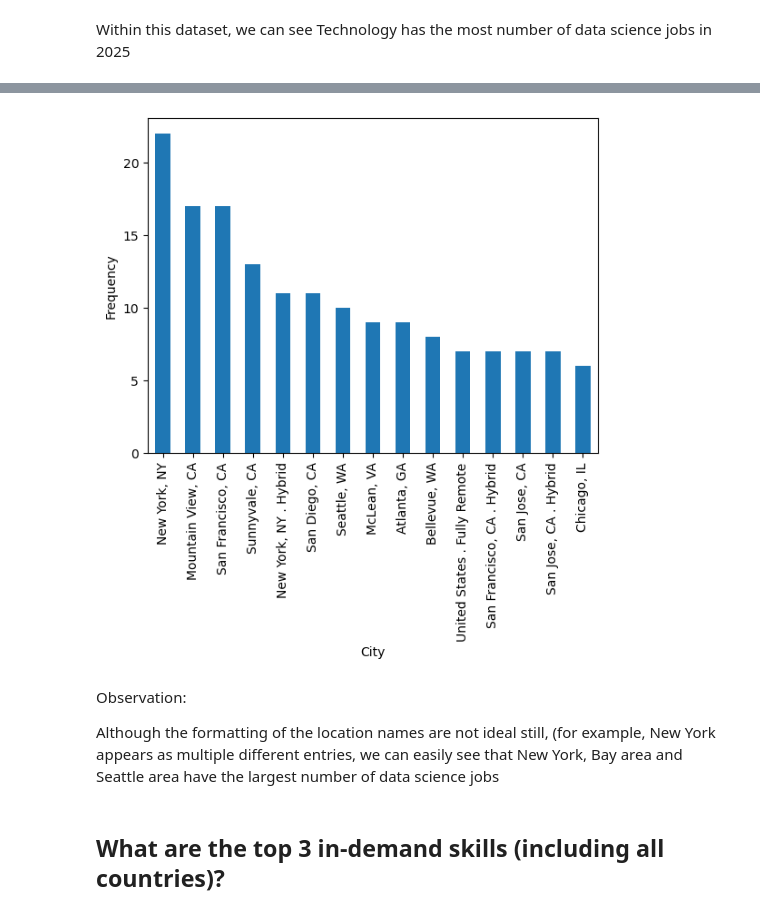
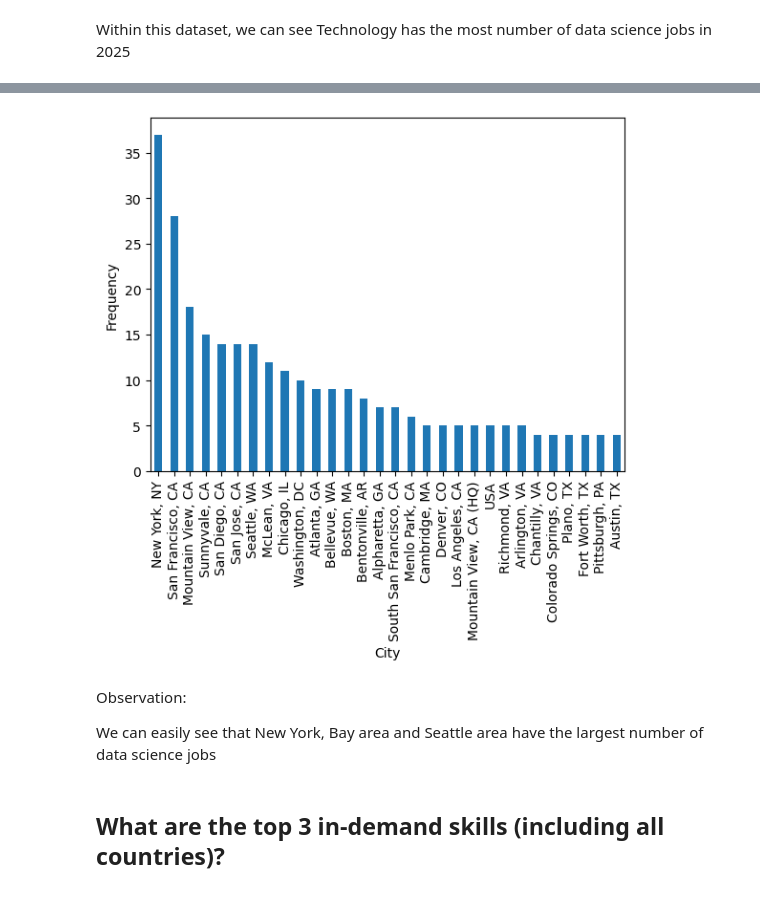
Before and after one commit to AnniXiong/CareerDevelopPrj, a Jupyter notebook: JobMarketAnalysis2025.ipynb, the cells around one changed output, grey strips where cells are left out. Saved outputs shown, nothing was run; the diff lists cells and outputs as text; code cells hidden in the pictures.

Commit message:
more cleaning on the location col

```diff
--- a/JobMarketAnalysis2025.ipynb
+++ b/JobMarketAnalysis2025.ipynb
@@ -81,17 +109,12 @@ interested in. Also note that although dataset mainly include US jobs, a fair nu
 # %%
-# doesn't contain, df[~df['column'].str.contains('apple', case=False, na=False)]
-# case=False: makes the search case-insensitive.
-# na=False: treats NaN as False (so those rows aren’t dropped).
-# on site jobs in the united states
-# indiajobcity = jobdata[jobdata["location"].str.contains('India', case=False, na=False)]
+# to extract the jobs in the US and remove the rows with no city information
+toremove = ['India', 'United Kingdom', 'Singapore', 'Spain', 'Ireland',
+                 'Canada', 'Fully Remote','Austria','Australia', 'Estonia']
+toremove_pattern = '|'.join(international)
 
-international = ['India', 'United Kingdom', 'Singapore', 'Spain', 'Ireland', 'Canada']
-international_pattern = '|'.join(international)
-
-usjobcity = jobdata[ (jobdata["location"] != "Fully Remote")
-        & (jobdata["location"] != "United States")
+usjobcity = jobdata[(jobdata["location"] != "United States")
         & (jobdata["location"] != "On-site")
         & (jobdata["location"] != "Hybrid")
-        & (~jobdata["location"].str.contains(international_pattern, case=False, na=False)) #remove non us jobs
+        & (~jobdata["location"].str.contains(toremove_pattern, case=False, na=False))
         ]
 # %%
@@ -98,0 +159,3 @@ uslocation = usjobcity["location"].value_counts().head(15)
+# %%
+cleanedUSCity = usjobcity["location"].str.replace(" . Hybrid", "").str.replace(" . On-site", "").str.replace("California","CA").str.replace("United States", "USA")
+cleanedUSCity.value_counts().head(35)
@@ -99,15 +180,14 @@ uslocation = usjobcity["location"].value_counts().head(15)
 # %%
-uslocation.plot(kind = 'bar')
+cleanedUSCity.value_counts().head(30).plot(kind = 'bar')
 plt.xlabel('City')
 plt.ylabel('Frequency')
 plt.show()
 # %% [output]
-[figure, old version]
+[figure, new version]
 # %% [markdown]
 Observation:
 
-Although the formatting of the location names are not ideal still, (for example, New York appears
-as multiple different entries, we can easily see that
+We can easily see that
 New York, Bay area and Seattle area have the largest number of data science jobs
 # %% [markdown]
 ## What are the top 3 in-demand skills (including all countries)?
```
Also changed, not shown: parts of 10 cells of this notebook.
